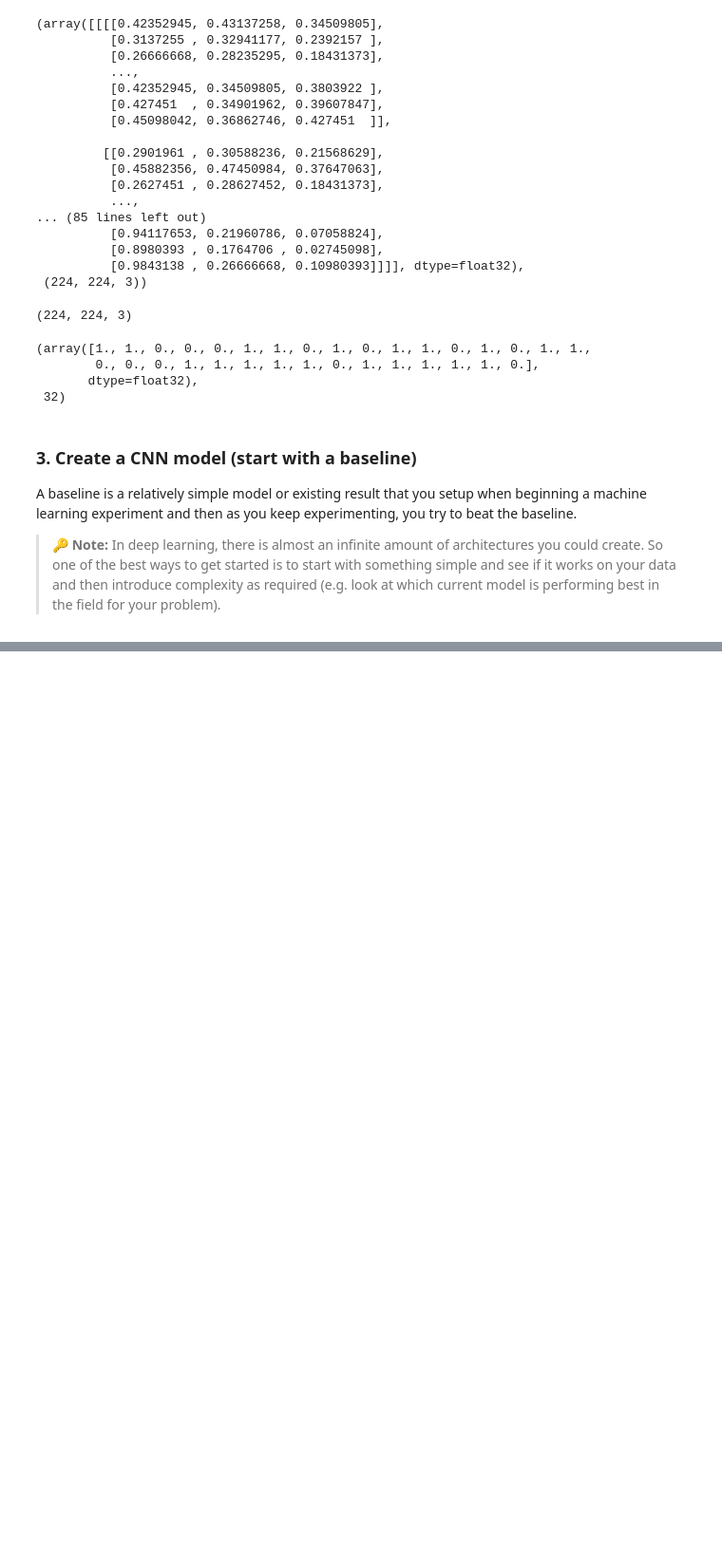
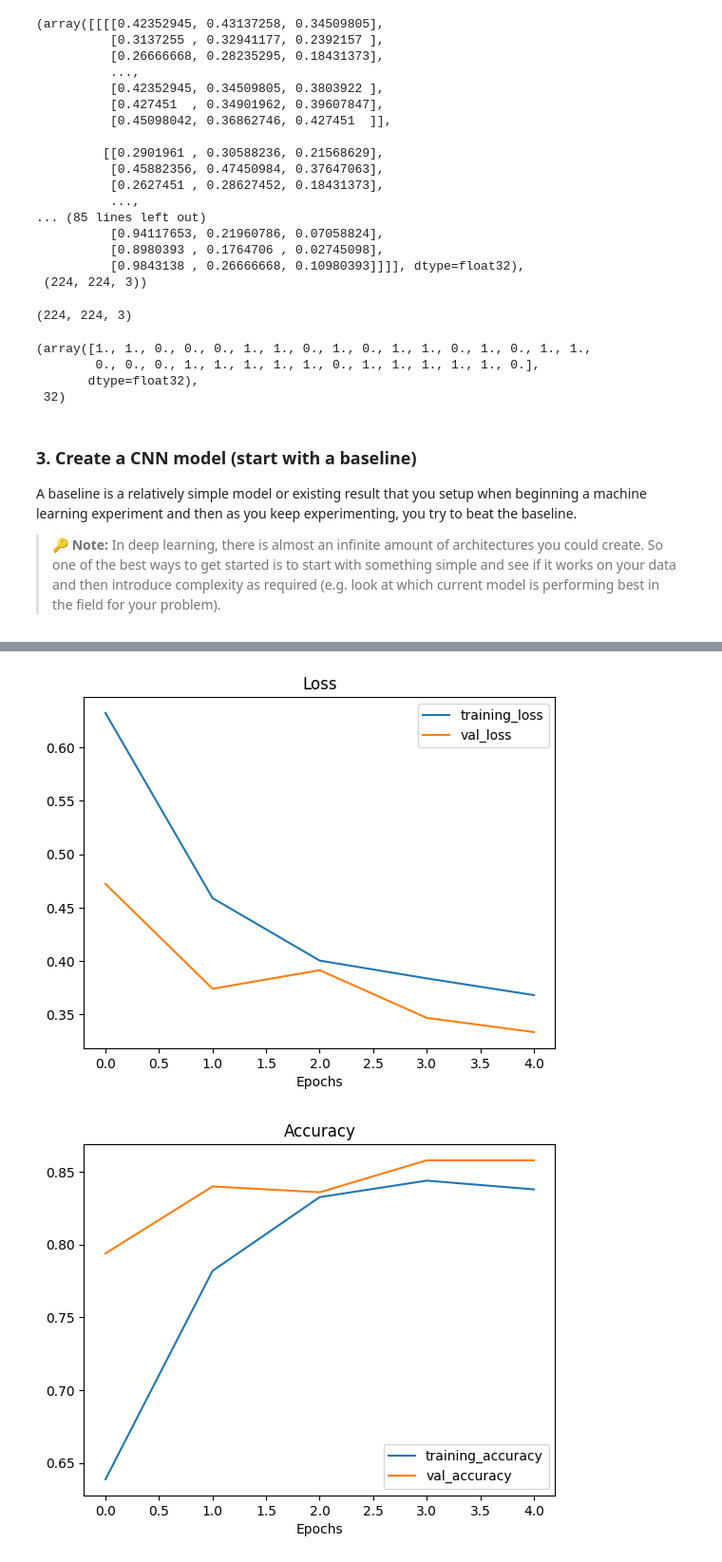
Before and after one commit to Khey17/100-Days-Of-ML-Code, a Jupyter notebook: ComputerVision_and_CNN_with_TensorFlow_03.ipynb, the cells around one changed output, grey strips where cells are left out. Shown at 95% size. Cells and saved outputs as stored; diff of their text form; code cells hidden in the pictures; blank space fills up the shorter version.

```diff
--- a/ComputerVision_and_CNN_with_TensorFlow_03.ipynb
+++ b/ComputerVision_and_CNN_with_TensorFlow_03.ipynb
@@ -664,0 +739,24 @@ _________________________________________________________________
+# %%
+# Create a model (this is going to be our new baseline)
+model_5 = Sequential([
+  Conv2D(10, 3, activation="relu", input_shape=(224, 224, 3)),
+  MaxPool2D(pool_size=2), # Reduces input shape e.g. (222, 222, 3) -> (111, 111, 3)
+  Conv2D(10, 3, activation="relu"), # (None, 109, 109, 10)
+  MaxPool2D(pool_size=2), # (None, 54, 54, 10)
+  Conv2D(10, 3, activation="relu"), # (None, 52, 52, 10)
+  MaxPool2D(pool_size=2), # (None, 26, 26, 10)
+  Flatten(), # (None, 6760)
+  Dense(1, activation="sigmoid")
+])
+
+# Compile the model
+model_5.compile(loss=tf.keras.losses.BinaryCrossentropy(),
+                optimizer=Adam(),
+                metrics=["accuracy"])
+
+# Fit the model
+history_5 = model_5.fit(train_data,
+                        epochs=5,
+                        steps_per_epoch=len(train_data),
+                        validation_data=test_data,
+                        validation_steps=len(test_data))
@@ -664,0 +795,6 @@ _________________________________________________________________
+# %%
+# Visualize loss and accuracy for model_5
+loss_acc_curves(history_5)
+# %% [output]
+[figure, added]
+[figure, added]
```
Also changed, not shown: parts of 35 cells of this notebook.
